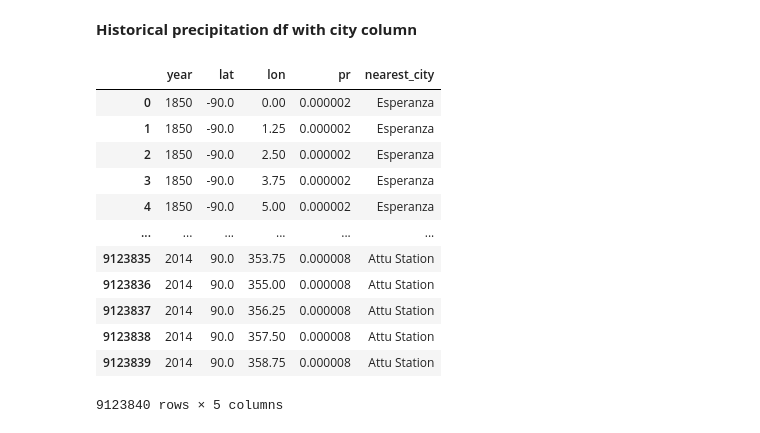
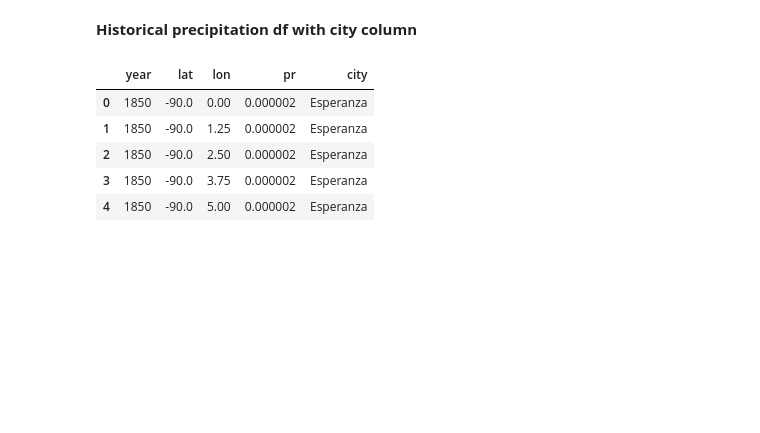
Before and after one commit to jeremyjcheng/106_project3, a Jupyter notebook: eda.ipynb, the cells around one changed output. Saved outputs shown, nothing was run; the diff lists cells and outputs as text; code cells hidden in the pictures; blank space fills up the shorter version.

```diff
--- a/eda.ipynb
+++ b/eda.ipynb
@@ -457,18 +457,12 @@ dist, idx = tree.query(grid_points, k=1)
 
 # Append city name + state to historical precipitation dataframe
 historical_precipitation_df['city'] = cities.iloc[idx]['city'].values
-historical_precipitation_df
-# %% [output]
-|  | year | lat | lon | pr | nearest_city |
-| 0 | 1850 | -90.0 | 0.00 | 0.000002 | Esperanza |
-| 1 | 1850 | -90.0 | 1.25 | 0.000002 | Esperanza |
-| 2 | 1850 | -90.0 | 2.50 | 0.000002 | Esperanza |
-| 3 | 1850 | -90.0 | 3.75 | 0.000002 | Esperanza |
-| 4 | 1850 | -90.0 | 5.00 | 0.000002 | Esperanza |
-| ... | ... | ... | ... | ... | ... |
-| 9123835 | 2014 | 90.0 | 353.75 | 0.000008 | Attu Station |
-| 9123836 | 2014 | 90.0 | 355.00 | 0.000008 | Attu Station |
-| 9123837 | 2014 | 90.0 | 356.25 | 0.000008 | Attu Station |
-| 9123838 | 2014 | 90.0 | 357.50 | 0.000008 | Attu Station |
-| 9123839 | 2014 | 90.0 | 358.75 | 0.000008 | Attu Station |
-9123840 rows × 5 columns
+# %%
+historical_precipitation_df.head()
+# %% [output]
+|  | year | lat | lon | pr | city |
+| 0 | 1850 | -90.0 | 0.00 | 0.000002 | Esperanza |
+| 1 | 1850 | -90.0 | 1.25 | 0.000002 | Esperanza |
+| 2 | 1850 | -90.0 | 2.50 | 0.000002 | Esperanza |
+| 3 | 1850 | -90.0 | 3.75 | 0.000002 | Esperanza |
+| 4 | 1850 | -90.0 | 5.00 | 0.000002 | Esperanza |
```
